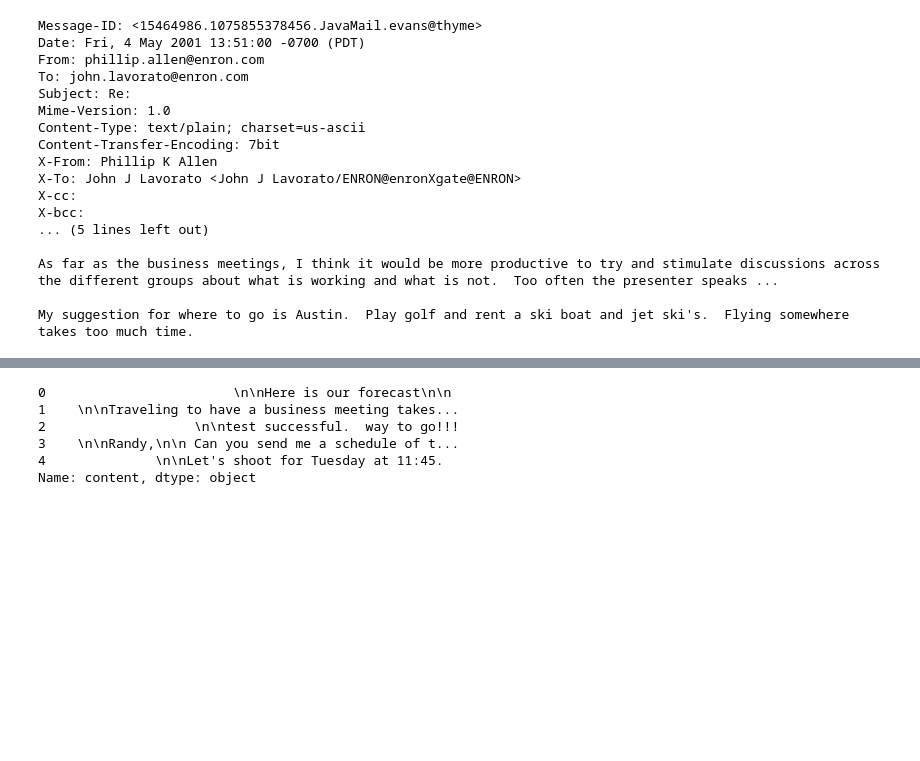
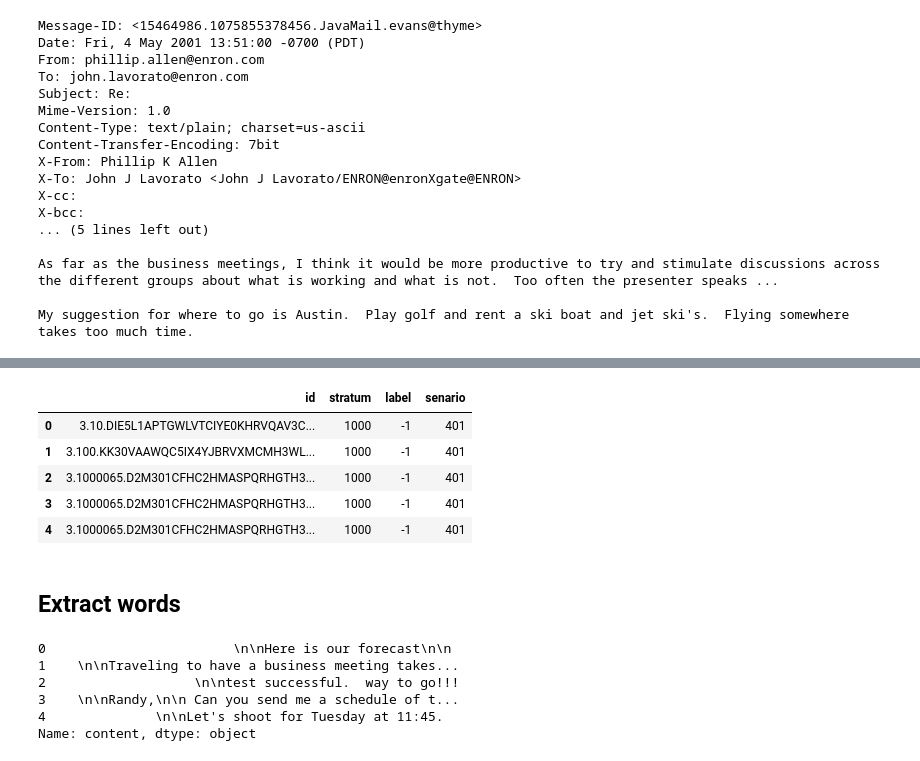
Before and after one commit to xingfanxia/comps_ediscovery, a Jupyter notebook: w2v.ipynb, the cells around one changed output, grey strips where cells are left out. Drawn from its saved outputs; the diff is of its cells as text; code cells hidden in the pictures; blank space fills up the shorter version.

```diff
--- a/w2v.ipynb
+++ b/w2v.ipynb
@@ -39,3 +99,24 @@ My suggestion for where to go is Austin.  Play golf and rent a ski boat and jet
+# %%
+def extract_senario(string):
+    return string[:3]
+# %%
+def clean_id(string):
+    return string[4:]
+# %%
+ids['senario'] = ids.id.apply(extract_senario)
+# %%
+ids['id'] = ids.id.apply(clean_id)
+# %%
+ids.head()
+# %% [output]
+|  | id | stratum | label | senario |
+| 0 | 3.10.DIE5L1APTGWLVTCIYE0KHRVQAV3C... | 1000 | -1 | 401 |
+| 1 | 3.100.KK30VAAWQC5IX4YJBRVXMCMH3WL... | 1000 | -1 | 401 |
+| 2 | 3.1000065.D2M301CFHC2HMASPQRHGTH3... | 1000 | -1 | 401 |
+| 3 | 3.1000065.D2M301CFHC2HMASPQRHGTH3... | 1000 | -1 | 401 |
+| 4 | 3.1000065.D2M301CFHC2HMASPQRHGTH3... | 1000 | -1 | 401 |
+# %% [markdown]
+## Extract words
 # %%
 def extract_message(string):
     start = string.find('FileName:')
```
Also changed, not shown: parts of 9 cells of this notebook, 2 other files.
